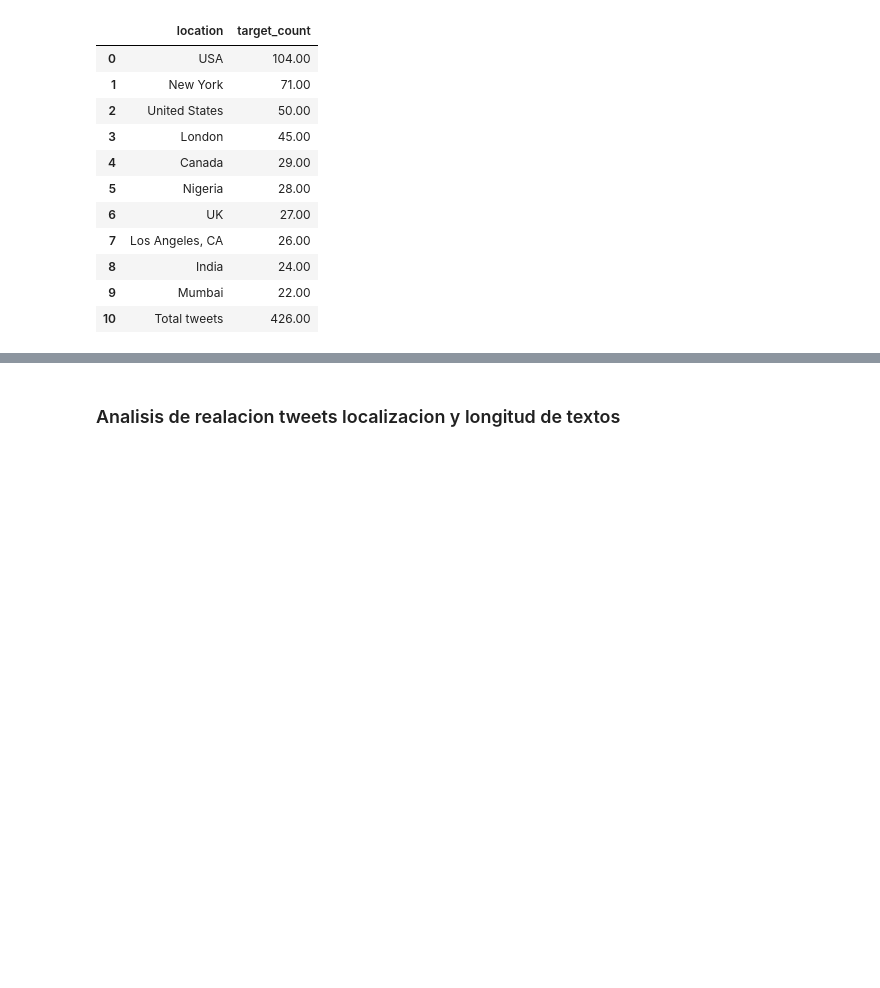
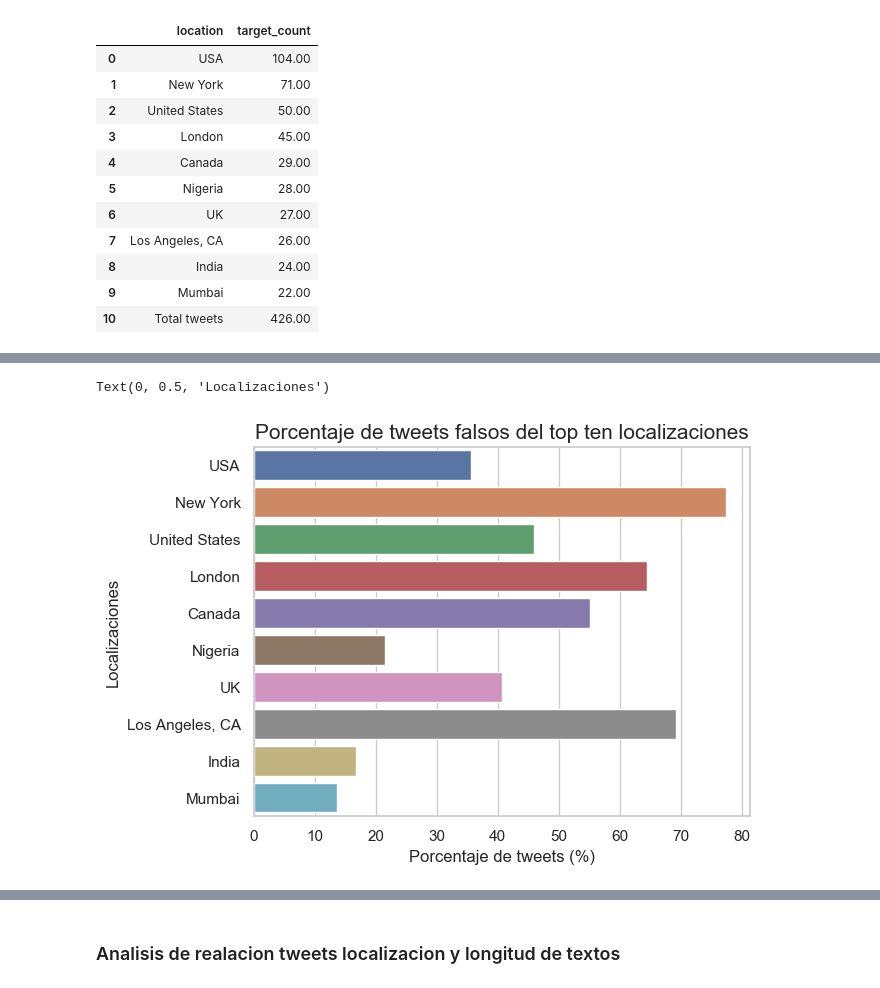
Before and after one commit to GIBelletti/TP1-7506-datos, a Jupyter notebook: TP1.ipynb, the cells around one changed output, grey strips where cells are left out. Cells and saved outputs as stored; diff of their text form; code cells hidden in the pictures; blank space fills up the shorter version.

Commit message:
Ahi agregue los graficos que queria hacer sobre las localizaciones y ademas agregue el grafico de violin

```diff
--- a/TP1.ipynb
+++ b/TP1.ipynb
@@ -350,3 +363,13 @@ fig.update_layout(title_text="10 Localizaciones con mas tweets", font=dict(size
 fig.show()
 # %% [output]
 [interactive output not drawn]
+# %%
+g = sns.barplot(x=result['porcentaje_no_reales'],
+                y=result['location'],
+                orient='h')
+g.set_title("Porcentaje de tweets falsos del top ten localizaciones", fontsize=15)
+g.set_xlabel("Porcentaje de tweets (%)", fontsize=12)
+g.set_ylabel("Localizaciones", fontsize=12)
+# %% [output]
+Text(0, 0.5, 'Localizaciones')
+[figure, added]
```
Also changed, not shown: parts of 5 cells of this notebook.
